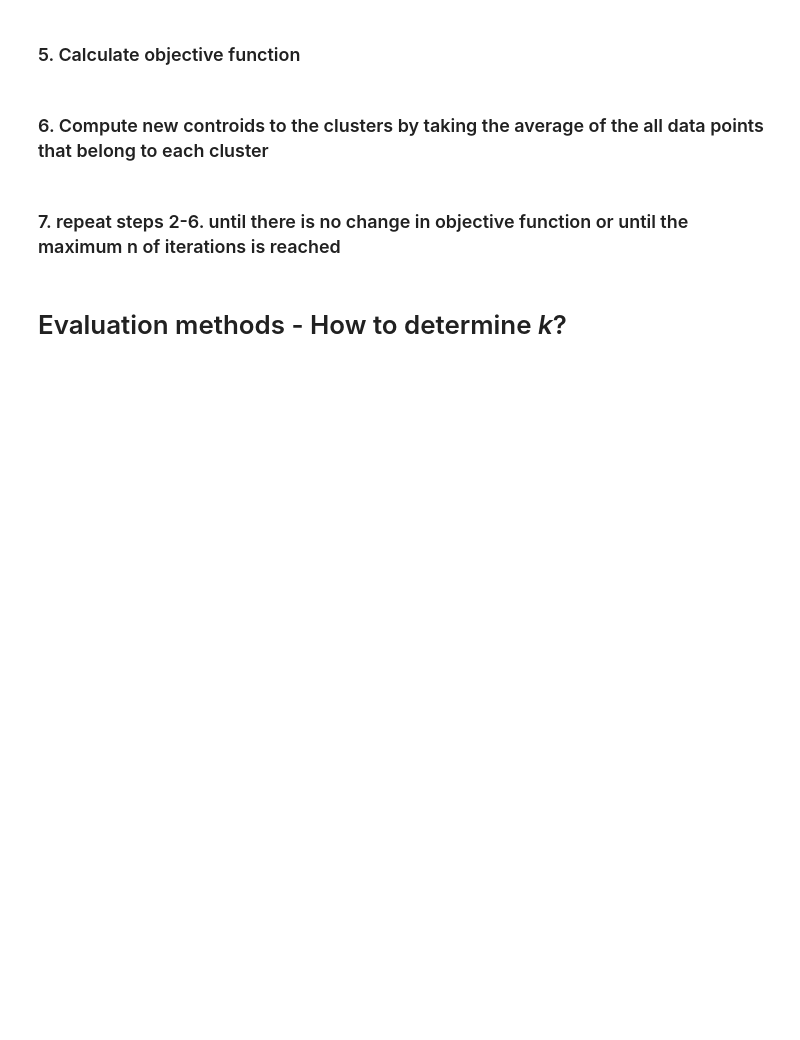
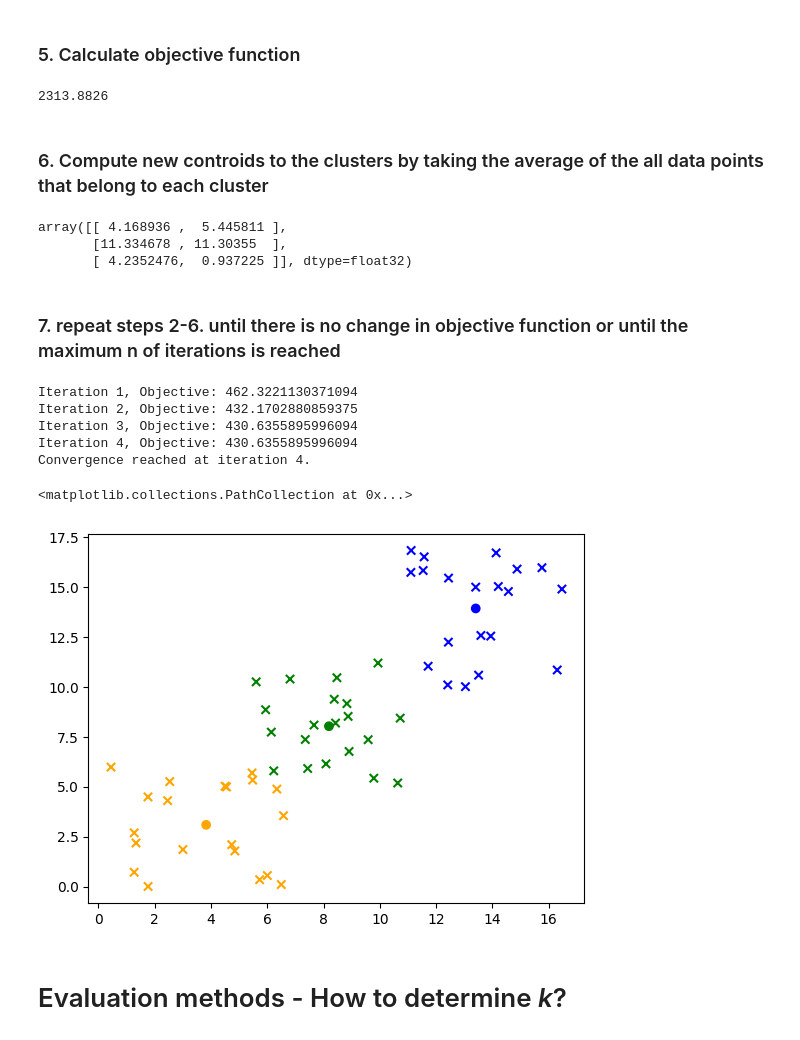
Before and after one commit to marakaja/MPA-MLF, a Jupyter notebook: Lab_02/Lab_02_task.ipynb, the cells around one changed output. Drawn from its saved outputs; the diff is of its cells as text; code cells hidden in the pictures; blank space fills up the shorter version.

```diff
--- a/Lab_02/Lab_02_task.ipynb
+++ b/Lab_02/Lab_02_task.ipynb
@@ -196,9 +196,7 @@ def calculate_metric(points: np.ndarray, centroid: np.ndarray) -> np.ndarray:
 
 
 
+
     ###################################
 
     return distances_array
-
-distances = [calculate_metric(loaded_points, clusters[i]) for i in range(len(clusters))]
-print(distances)
@@ -242,7 +222,9 @@ def compute_distances(points: np.ndarray, centroids_points: np.ndarray) -> np.nd
     distances_array: ndarray of shape (k_clusters, n)
     """
     ###################################
-    distances_array = np.array([calculate_metric(loaded_points, clusters[i]) for i in range(len(clusters))])
+    distances_array = np.array([calculate_metric(points, centroids_points[i]) for i in range(len(centroids_points))]).T
     ###################################
 
     return distances_array
+
+print(compute_distances(loaded_points, clusters))
@@ -274,7 +274,7 @@ def assign_centroids(distances: np.ndarray) -> np.ndarray:
 # %% [markdown]
 ### 5. Calculate objective function
 # %%
-def calculate_objective(assigned_centroids: np.ndarray, distances: np.ndarray) -> np.ndarray:
+def calculate_objective(assigned_centroids: np.ndarray, distances: np.ndarray) -> np.float32:
     """
     Calculates and returns the objective function value for the clustering.
 
@@ -294,13 +294,16 @@ def calculate_objective(assigned_centroids: np.ndarray, distances: np.ndarray) -
 
     """
     ###################################
-    # Write your own code here #
-
-    objective_function_value = 0.0
-
-    ###################################
+    objective_function_value = np.float32(np.sum(np.min(distances, axis=1)**2))
+     ###################################
 
     return objective_function_value
+
+distances = compute_distances(loaded_points, clusters)
+assigned_centroids = assign_centroids(distances)
+print(calculate_objective(assigned_centroids, distances))
+# %% [output]
+2313.8826
 # %% [markdown]
 ### 6. Compute new controids to the clusters by taking the average of the all data points that belong to each cluster
 # %%
@@ -330,11 +333,24 @@ def calculate_new_centroids(points: np.ndarray, assigned_centroids: np.ndarray,
     ###################################
     # Write your own code here #
 
-    new_clusters = np.array([])
+    new_clusters = np.zeros((k_clusters, points.shape[1]), dtype=np.float32)
+    for i in range(k_clusters):
+        cluster_points = points[assigned_centroids == i]
+        if cluster_points.size > 0:
+            new_clusters[i] = np.mean(cluster_points, axis=0)
+        else:
+            new_clusters[i] = clusters[i]
 
     ###################################
 
     return new_clusters
+
+new = calculate_new_centroids(loaded_points, assign_centroids(compute_distances(loaded_points, clusters)), k)
+new
+# %% [output]
+array([[ 4.168936 ,  5.445811 ],
+       [11.334678 , 11.30355  ],
+       [ 4.2352476,  0.937225 ]], dtype=float32)
 # %% [markdown]
 ###   7. repeat steps 2-6. until there is no change in objective function or until the maximum n of iterations is reached
 # %%
@@ -348,36 +364,62 @@ def fit(points: np.ndarray, k_clusters: int, n_of_oterations: int, error: float
 
     :param k_clusters:  Number of clusters
     :type k_clusters: int
 
     :param n_of_oterations:  Maximum number of iterations
     :type n_of_oterations: int
 
 
     :param error: Threshold for convergence.
     :type error: float
 
     :return: centroid_points, last_objective
     centroid_points: final centroid points
     last_objective: final objective funtion
 
     :rtype:
     centroid_points: ndarray with shape (k_clusters, 2) and dtype = np.float32
     last_objective: float
 
     """
 
     ###################################
     # Write your own code here #
 
-    centroid_points = np.array([])
-    last_objective = 10000.0
+    centroid_points = initialize_clusters(points, k_clusters)
+    last_objective = 100000.0
 
     for _ in range(n_of_oterations):
-        pass
+        old_centroids = centroid_points.copy()
+        centroid_points = calculate_new_centroids(loaded_points, assign_centroids(compute_distances(loaded_points, centroid_points)), k)
+        current_objective = calculate_objective(assign_centroids(compute_distances(loaded_points, centroid_points)), compute_distances(loaded_points, centroid_points))
+        print(f"Iteration {_+1}, Objective: {current_objective}")
+        if abs(last_objective - current_objective) < error:
+            print(f"Convergence reached at iteration {_+1}.")
+            break
+        last_objective = current_objective
 
     ###################################
 
     return centroid_points, last_objective
+
+k = 3
+final_centroids, final_objective = fit(loaded_points, k, 100, error=0.001)
+final_centroids, final_objective
+
+plot = plt.figure()
+colors = ['blue', 'green', 'orange']
+color_index = assign_centroids(compute_distances(loaded_points, final_centroids))
+colors = [colors[i] for i in color_index]
+plt.scatter(loaded_points[:,0],loaded_points[:,1], marker='x', color=colors)
+plt.scatter(final_centroids[:,0],final_centroids[:,1], color=['blue', 'green', 'orange'])
+# %% [output]
+Iteration 1, Objective: 462.3221130371094
+Iteration 2, Objective: 432.1702880859375
+Iteration 3, Objective: 430.6355895996094
+Iteration 4, Objective: 430.6355895996094
+Convergence reached at iteration 4.
+<matplotlib.collections.PathCollection at 0x...>
+[figure, added]
 # %% [markdown]
 # Evaluation methods - How to determine *k*?
 # %% [markdown]
```
Also changed, not shown: parts of 10 cells of this notebook.
